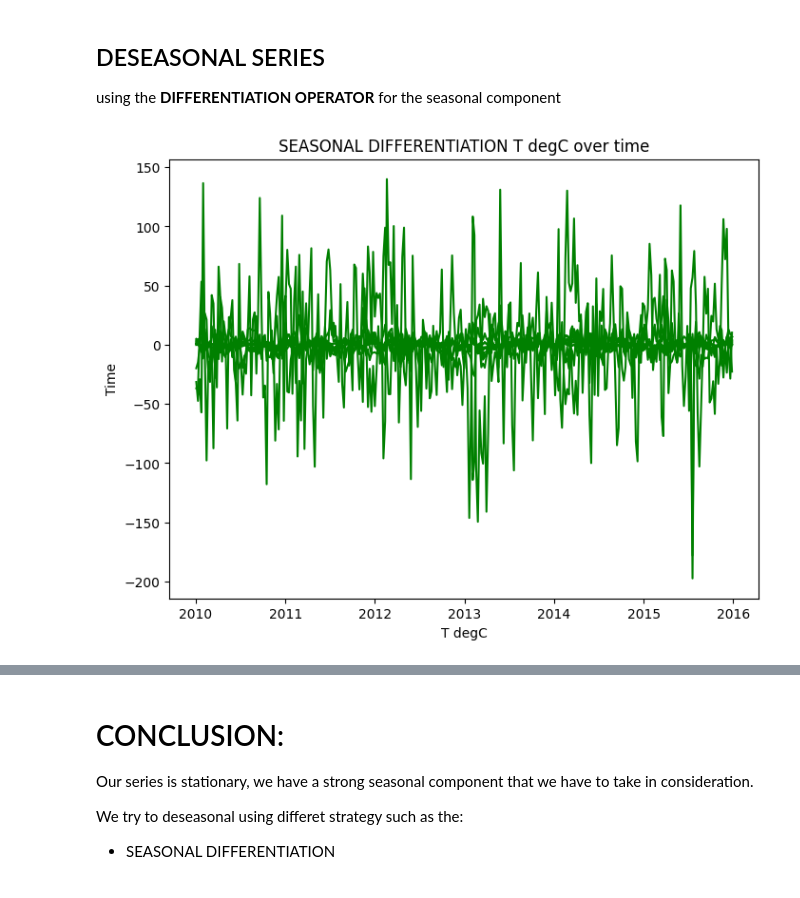
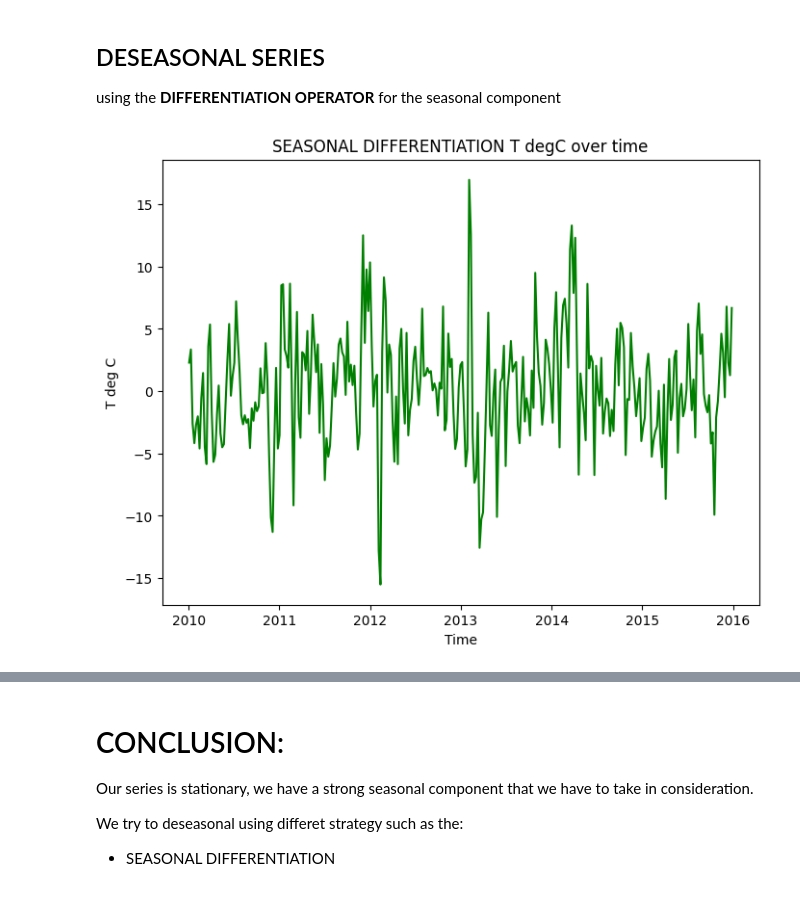
Before and after one commit to alelovo/StatisticalModels_project, a Jupyter notebook: TS_patterns.ipynb, the cells around one changed output, grey strips where cells are left out. Cells and saved outputs as stored; diff of their text form; code cells hidden in the pictures.

```diff
--- a/TS_patterns.ipynb
+++ b/TS_patterns.ipynb
@@ -284,14 +284,14 @@ We conclude the same, but now from a graphic pov the results are more easy to te
 using the **DIFFERENTIATION OPERATOR** for the seasonal component
 # %%
 # another way to remove seasonality component is trought the differentiation operator
-w_train_seas_diff=w_train.diff(52)
+w_train_seas_diff=t_degC_df.diff(52)
 
 # plot
 plt.figure(figsize=(8,6))
 plt.plot(w_train_seas_diff,color='Green')
-plt.xlabel('T degC')
-plt.ylabel('Time')
+plt.xlabel('Time')
+plt.ylabel('T deg C')
 plt.title('SEASONAL DIFFERENTIATION T degC over time')
 plt.show()
 # %% [output]
-[figure, old version]
+[figure, new version]
```
Also changed, not shown: parts of 6 cells of this notebook, 5 other files.
